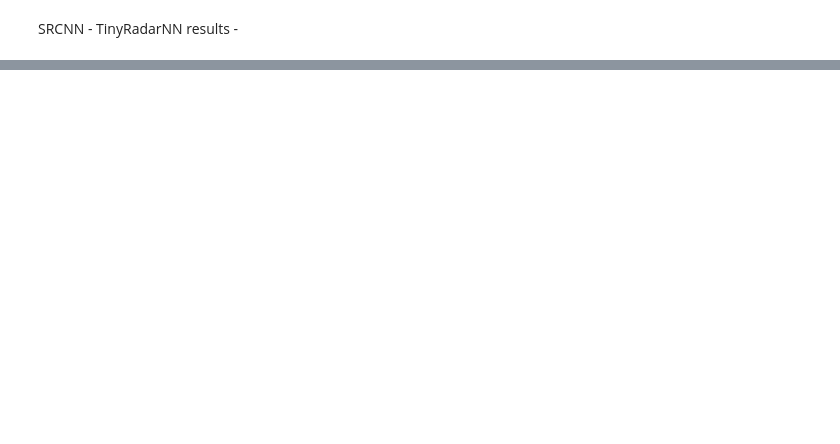
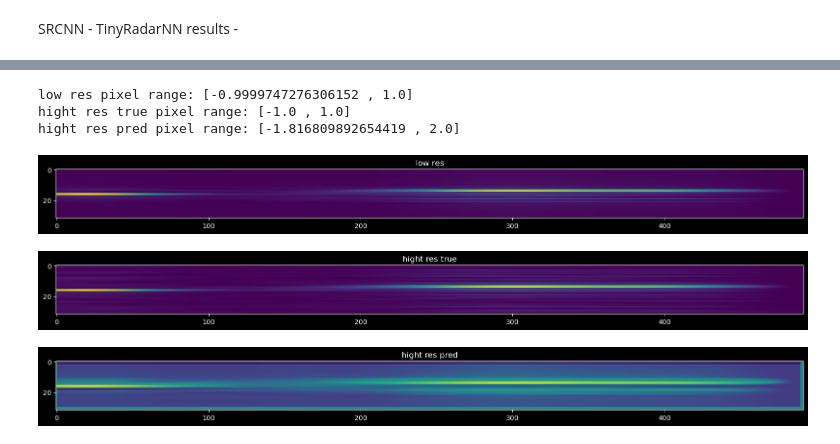
Before and after one commit to NetanelBlumenfeld/Radar, a Jupyter notebook: src/python/main_note_book.ipynb, the cells around one changed output, grey strips where cells are left out. Drawn from its saved outputs; the diff is of its cells as text; code cells hidden in the pictures; blank space fills up the shorter version.

```diff
--- a/src/python/main_note_book.ipynb
+++ b/src/python/main_note_book.ipynb
@@ -38,0 +70,13 @@ training_generator, val_generator = get_drnl_data_loader(
+# %%
+# Dataset parameters
+numberOfTimeSteps = 5
+numberOfSensors = 2
+numberOfRangePointsPerSensor = 492
+lengthOfSubWindow = 32
+numberOfGestures = 12
+tiny_radar = TinyRadarNN(
+    numberOfSensors,
+    numberOfRangePointsPerSensor,
+    lengthOfSubWindow,
+    numberOfTimeSteps,
+    numberOfGestures,)
@@ -38,0 +113,30 @@ training_generator, val_generator = get_drnl_data_loader(
+# %%
+# L1 Loss, leaky relu and in the end than pixel range -1,1
+srcnn = SRCnn(
+    num_features_1=32,
+    num_features_2=32,
+    kernel_size=(3,3),
+    activation="leaky_relu",
+)
+model = CombinedSRCNNClassifier(srcnn, tiny_radar)
+saved_model_dir = "/Users/netanelblumenfeld/Desktop/bgu/Msc/project/outputs/models/sr_classifier/_4_col_4_d_none_u_cubic/w_tiny1_w_srcnn_0_norm_-1_1_full_train_2conv/n_feat1_32_n_feat2_32_ksize_(3, 3)_activation_leaky_relu_loss_L1_than/time_2023-12-19_18:43:33/min_loss_model.pt"
+model.load_state_dict(torch.load(saved_model_dir, map_location=torch.device('cpu')))
+model.eval()
+res = model(low_res_imgs)
+res_imgs = res[0].detach().numpy()
+low_res_img = low_res_imgs[1,0,0,:,:]
+higit_res_img_true = hight_res_imgs[1,0,0,:,:]
+higit_res_img_pred = res_imgs[1,0,0,:,:]
+pixel_range(low_res_img, "low res")
+pixel_range(higit_res_img_true, "hight res true")
+pixel_range(higit_res_img_pred, "hight res pred")
+plot_img(low_res_img, "low res")
+plot_img(higit_res_img_true, "hight res true")
+plot_img(higit_res_img_pred, "hight res pred")
+# %% [output]
+low res pixel range: [-0.9999747276306152 , 1.0]
+hight res true pixel range: [-1.0 , 1.0]
+hight res pred pixel range: [-1.816809892654419 , 2.0]
+[figure, added]
+[figure, added]
+[figure, added]
```
Also changed, not shown: parts of 11 cells of this notebook, 26 other files.
